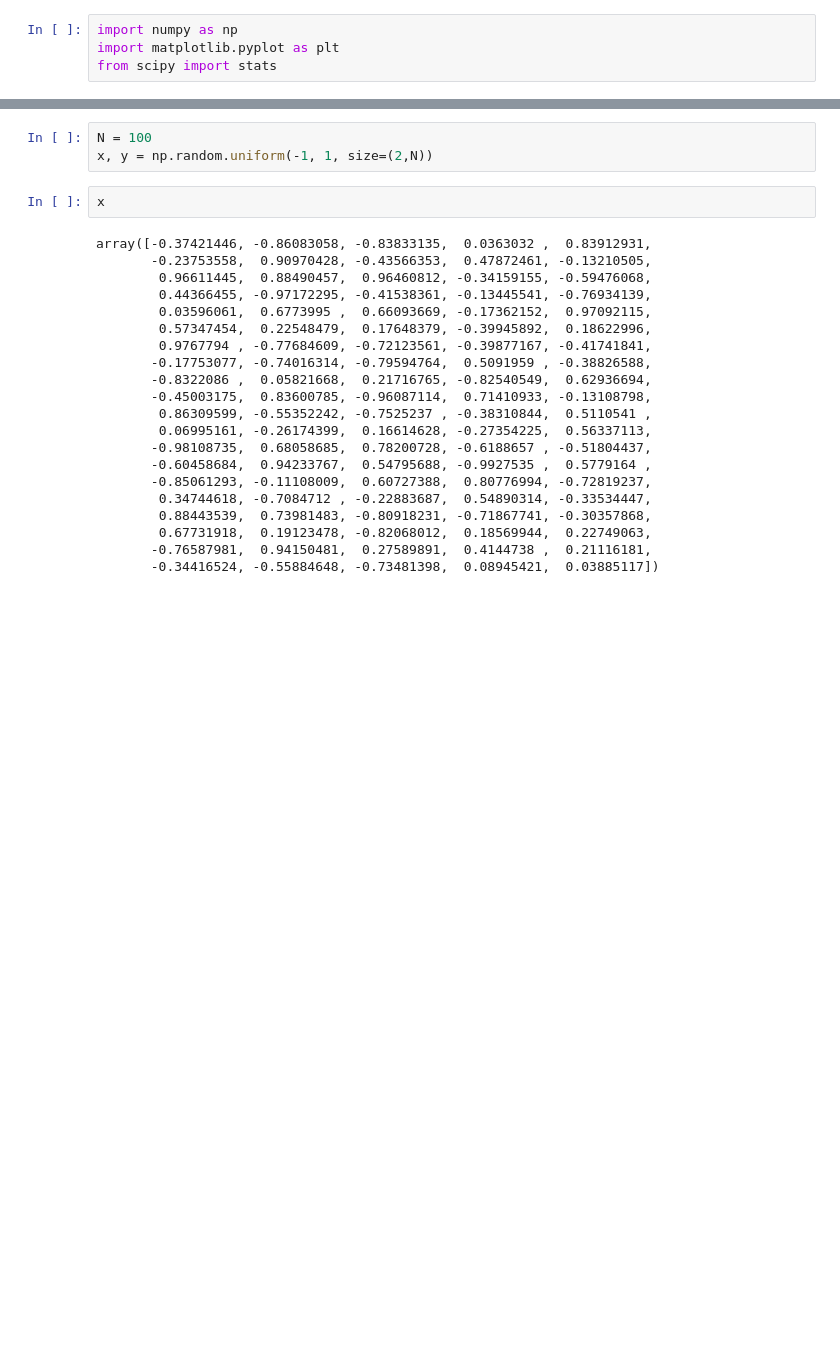
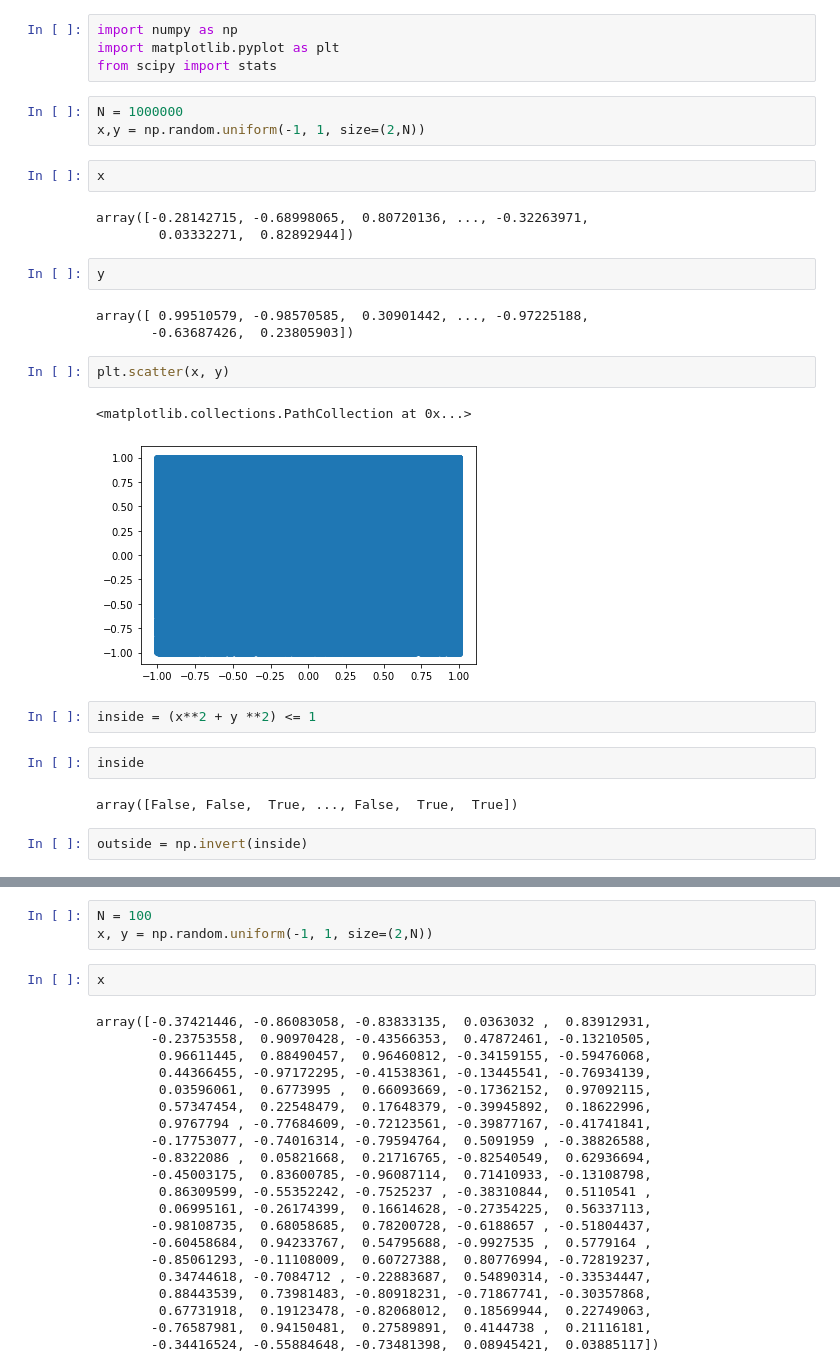
Before and after one commit to ducksfrogs/pystats, a Jupyter notebook: Baise_modeling/2nd/Untitled.ipynb, the cells around one changed output, grey strips where cells are left out. Drawn from its saved outputs; the diff is of its cells as text; blank space fills up the shorter version.

```diff
--- a/Baise_modeling/2nd/Untitled.ipynb
+++ b/Baise_modeling/2nd/Untitled.ipynb
@@ -2,3 +2,29 @@
 import numpy as np
 import matplotlib.pyplot as plt
 from scipy import stats
+# %%
+N = 1000000
+x,y = np.random.uniform(-1, 1, size=(2,N))
+# %%
+x
+# %% [output]
+array([-0.28142715, -0.68998065,  0.80720136, ..., -0.32263971,
+        0.03332271,  0.82892944])
+# %%
+y
+# %% [output]
+array([ 0.99510579, -0.98570585,  0.30901442, ..., -0.97225188,
+       -0.63687426,  0.23805903])
+# %%
+plt.scatter(x, y)
+# %% [output]
+<matplotlib.collections.PathCollection at 0x...>
+[figure, added]
+# %%
+inside = (x**2 + y **2) <= 1
+# %%
+inside
+# %% [output]
+array([False, False,  True, ..., False,  True,  True])
+# %%
+outside = np.invert(inside)
```
Also changed, not shown: parts of 7 cells of this notebook, 18 other files.
